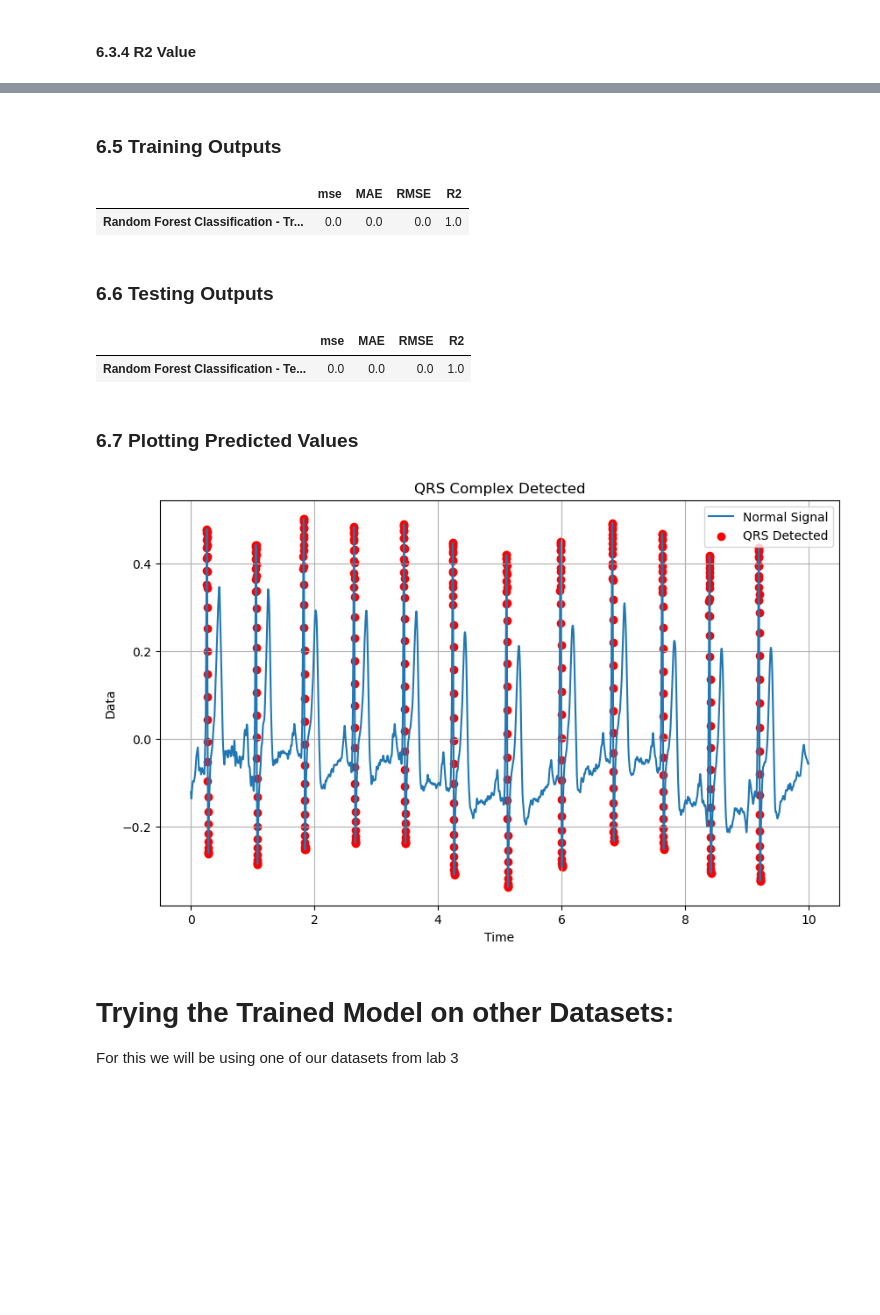
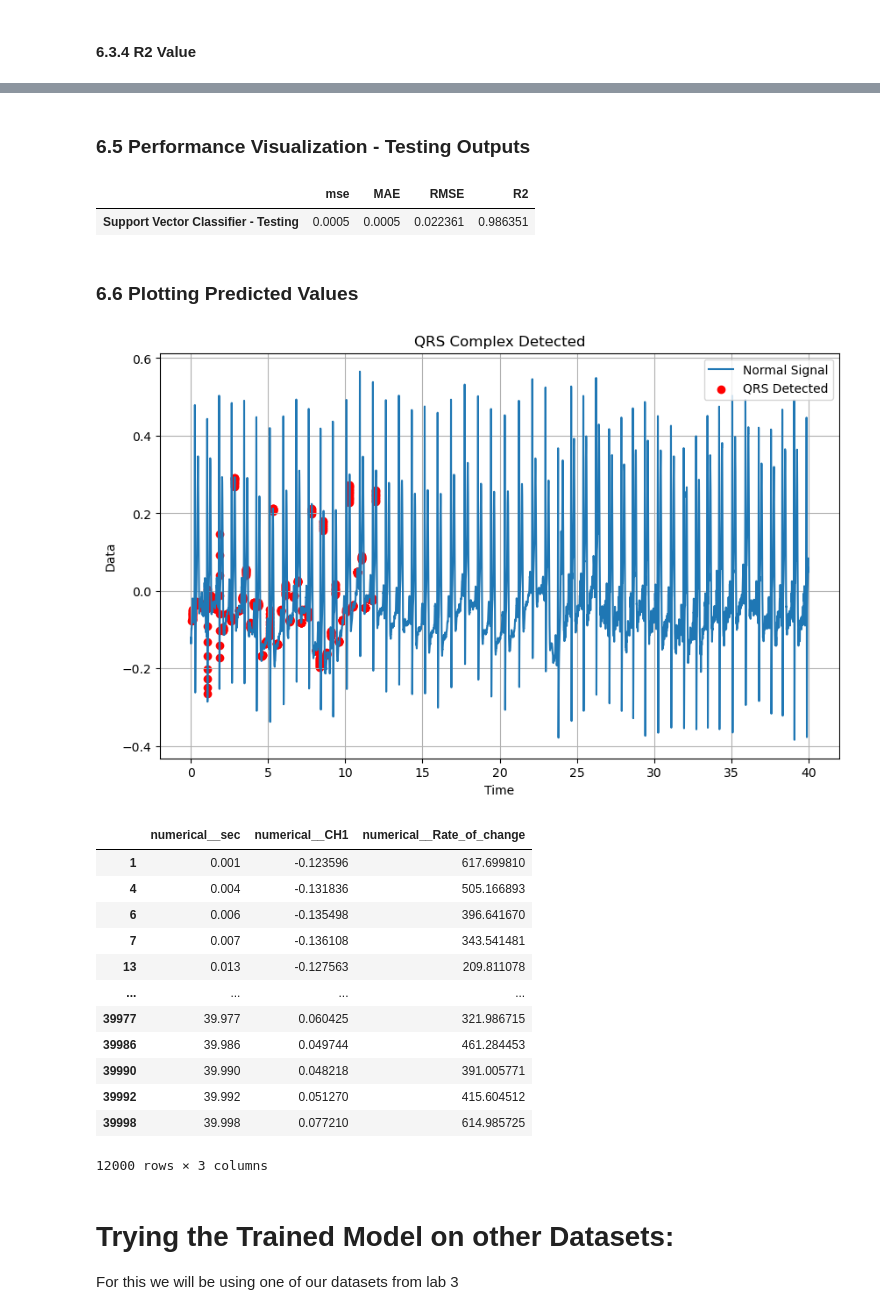
Before and after one commit to Joas329/QRS-Complex-Dection-Algoirthm, a Jupyter notebook: main.ipynb, the cells around one changed output, grey strips where cells are left out. Drawn from its saved outputs; the diff is of its cells as text; code cells hidden in the pictures; blank space fills up the shorter version.

Commit message:
main: changed model to SVC and bumped the random window count to 4.

```diff
--- a/main.ipynb
+++ b/main.ipynb
@@ -23,7 +25,7 @@ from sklearn.metrics import r2_score
 # Load the dataset with comma as delimiter
 df = pd.read_csv("lab5_Philco-L05.txt", delimiter=",")
 
-df = df[:10000]
+df = df[:40000]
 
 df.head()
 # %% [output]
@@ -294,62 +354,62 @@ def get_r2(model, x, y) :
 # %% [markdown]
-### 6.5 Training Outputs
+### 6.5 Performance Visualization - Testing Outputs
-# %%
-mse_lr_train = get_mse(ml_model, x_train, y_train)
-rmse_lr_train = get_rmse(ml_model, x_train, y_train)
-mae_lr_train = get_mae(ml_model, x_train, y_train)
-lr_r2_train = get_r2(ml_model, x_train, y_train)
-
-col = ["mse", "MAE", "RMSE", "R2"]
-ind = ['Random Forest Classification - Training']
-con = [[mse_lr_train, mae_lr_train, rmse_lr_train,lr_r2_train]]
-pd.DataFrame(con, columns=col, index = ind)
-# %% [output]
-|  | mse | MAE | RMSE | R2 |
-| Random Forest Classification - Tr... | 0.0 | 0.0 | 0.0 | 1.0 |
+# %%
+ml_model.fit(x_test,y_test)
+mse_ml_test = get_mse(ml_model, x_test ,y_test)
+mae_ml_test = get_mae(ml_model, x_test, y_test)
+rmse_ml_test = get_rmse(ml_model, x_test, y_test)
+ml_r2_test = r2_score(y_test, ml_model.predict(x_test))
+
+col = ["mse", "MAE", "RMSE", "R2"]
+ind = ['Support Vector Classifier - Testing']
+con = [[mse_ml_test, mae_ml_test, rmse_ml_test,ml_r2_test]]
+pd.DataFrame(con, columns=col, index = ind)
+# %% [output]
+|  | mse | MAE | RMSE | R2 |
+| Support Vector Classifier - Testing | 0.0005 | 0.0005 | 0.022361 | 0.986351 |
 # %% [markdown]
-### 6.6 Testing Outputs
+### 6.6 Plotting Predicted Values
-# %%
-ml_model.fit(x_test,y_test)
-mse_lr_test = get_mse(ml_model, x_test ,y_test)
-mae_lr_test = get_mae(ml_model, x_test, y_test)
-rmse_lr_test = get_rmse(ml_model, x_test, y_test)
-lr_r2_test = r2_score(y_test, ml_model.predict(x_test))
-
-col = ["mse", "MAE", "RMSE", "R2"]
-ind = ['Random Forest Classification - Testing']
-con = [[mse_lr_test, mae_lr_test, rmse_lr_test,lr_r2_test]]
-pd.DataFrame(con, columns=col, index = ind)
-# %% [output]
-|  | mse | MAE | RMSE | R2 |
-| Random Forest Classification - Te... | 0.0 | 0.0 | 0.0 | 1.0 |
-# %% [markdown]
-### 6.7 Plotting Predicted Values
 # %%
 # Separate features and target variable
 X = df_prepared[['numerical__CH1', 'numerical__sec','numerical__Rate_of_change']]
 y = df_prepared['remainder__QRS_detected_binary']
 
-ml_model.fit(X,y)
-y_pred = ml_model.predict(X)
+x_test = x_test.sort_values(by='numerical__sec')
+y_pred = ml_model.predict(x_test)
 
 # Find the indexes where y_pred equals 1
 indexes = [i for i, pred in enumerate(y_pred) if pred == 1]
 
 # Plot the normal signal
 plt.figure(figsize=(10, 6))
 plt.plot(X["numerical__sec"], X["numerical__CH1"], label='Normal Signal')
 
 # Plot markers where y_pred equals 1
 plt.scatter((X["numerical__sec"])[indexes], X["numerical__CH1"][indexes], color='red', label='QRS Detected')
 
 plt.xlabel('Time')
 plt.ylabel('Data')
 plt.title('QRS Complex Detected')
 plt.legend()
 plt.grid(True)
 plt.show()
+
+x_test
 # %% [output]
-[figure, old version]
+[figure, new version]
+|  | numerical__sec | numerical__CH1 | numerical__Rate_of_change |
+| 1 | 0.001 | -0.123596 | 617.699810 |
+| 4 | 0.004 | -0.131836 | 505.166893 |
+| 6 | 0.006 | -0.135498 | 396.641670 |
+| 7 | 0.007 | -0.136108 | 343.541481 |
+| 13 | 0.013 | -0.127563 | 209.811078 |
+| ... | ... | ... | ... |
+| 39977 | 39.977 | 0.060425 | 321.986715 |
+| 39986 | 39.986 | 0.049744 | 461.284453 |
+| 39990 | 39.990 | 0.048218 | 391.005771 |
+| 39992 | 39.992 | 0.051270 | 415.604512 |
+| 39998 | 39.998 | 0.077210 | 614.985725 |
+12000 rows × 3 columns
 # %% [markdown]
 # Trying the Trained Model on other Datasets:
 For this we will be using one of our datasets from lab 3
```
Also changed, not shown: parts of 11 cells of this notebook.
